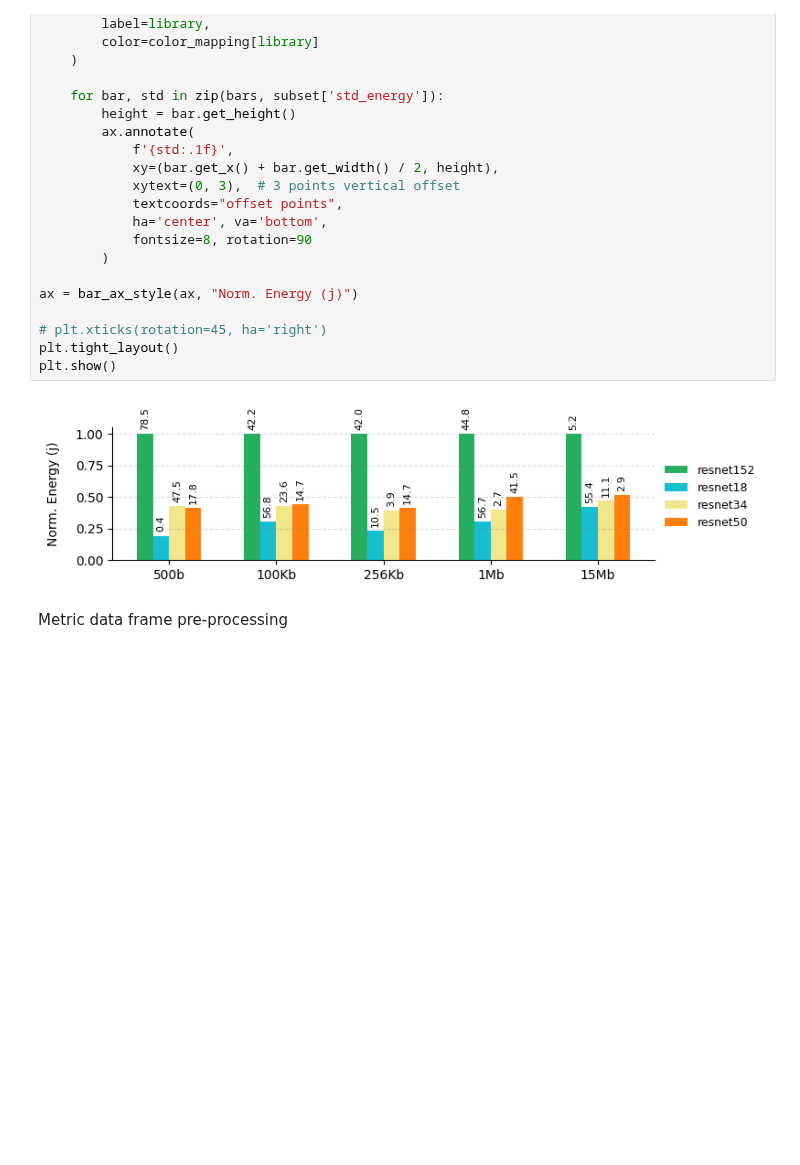
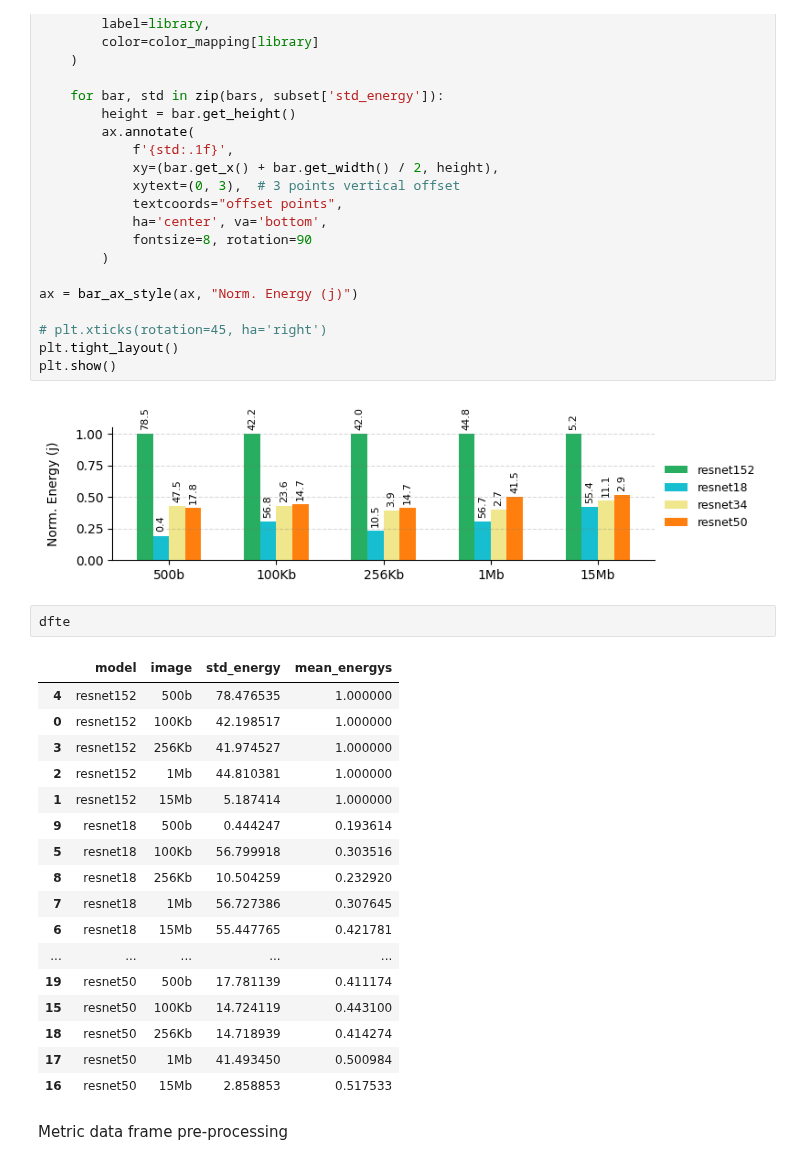
Before and after one commit to donaldonana/FaaS-Benchmark, a Jupyter notebook: image-recognition/ImgRec.ipynb, the cells around one changed output. Cells and saved outputs as stored; diff of their text form; blank space fills up the shorter version.

```diff
--- a/image-recognition/ImgRec.ipynb
+++ b/image-recognition/ImgRec.ipynb
@@ -105,6 +105,26 @@ plt.tight_layout()
 plt.show()
 # %% [output]
 [figure]
+# %%
+dfte
+# %% [output]
+|  | model | image | std_energy | mean_energys |
+| 4 | resnet152 | 500b | 78.476535 | 1.000000 |
+| 0 | resnet152 | 100Kb | 42.198517 | 1.000000 |
+| 3 | resnet152 | 256Kb | 41.974527 | 1.000000 |
+| 2 | resnet152 | 1Mb | 44.810381 | 1.000000 |
+| 1 | resnet152 | 15Mb | 5.187414 | 1.000000 |
+| 9 | resnet18 | 500b | 0.444247 | 0.193614 |
+| 5 | resnet18 | 100Kb | 56.799918 | 0.303516 |
+| 8 | resnet18 | 256Kb | 10.504259 | 0.232920 |
+| 7 | resnet18 | 1Mb | 56.727386 | 0.307645 |
+| 6 | resnet18 | 15Mb | 55.447765 | 0.421781 |
+| ... | ... | ... | ... | ... |
+| 19 | resnet50 | 500b | 17.781139 | 0.411174 |
+| 15 | resnet50 | 100Kb | 14.724119 | 0.443100 |
+| 18 | resnet50 | 256Kb | 14.718939 | 0.414274 |
+| 17 | resnet50 | 1Mb | 41.493450 | 0.500984 |
+| 16 | resnet50 | 15Mb | 2.858853 | 0.517533 |
 # %% [markdown]
 Metric data frame pre-processing
 # %%
```
Also changed, not shown: parts of 2 cells of this notebook, 3 other files.
